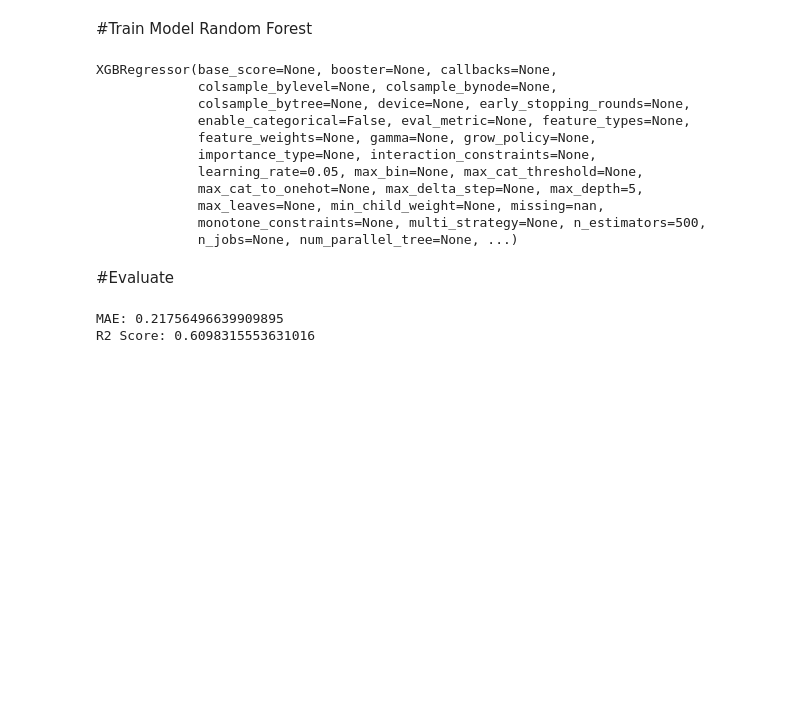
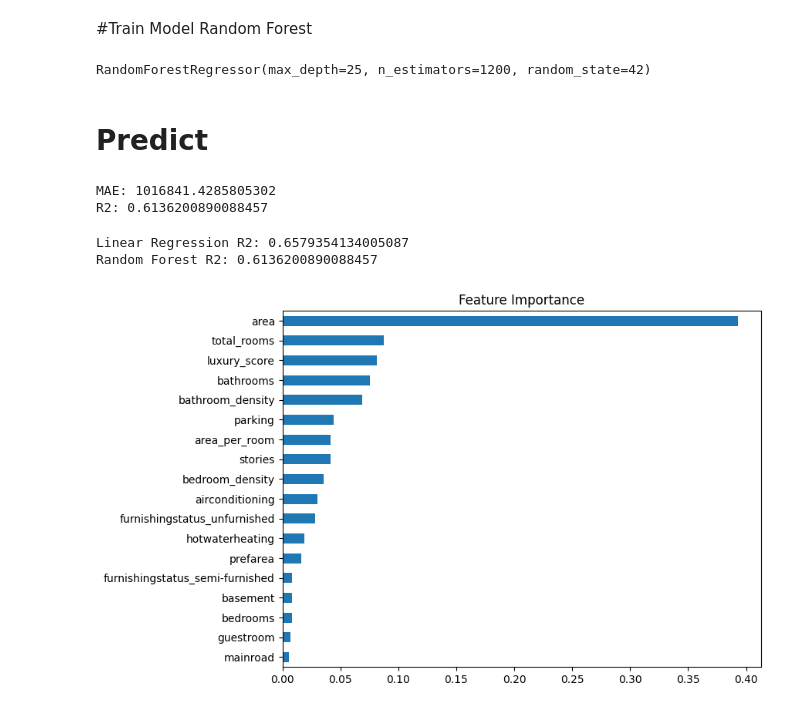
Before and after one commit to Pawannikam378/House-Price-Prediction-with-Streamlit-App-, a Jupyter notebook: house_price.ipynb, the cells around one changed output. Cells and saved outputs as stored; diff of their text form; code cells hidden in the pictures; blank space fills up the shorter version.

```diff
--- a/house_price.ipynb
+++ b/house_price.ipynb
@@ -34,10 +40,17 @@ df = pd.get_dummies(df, columns=['furnishingstatus'], drop_first=True)
 # %% [markdown]
 #Features & Target
+# %%
+df['total_rooms'] = df['bedrooms'] + df['bathrooms']
+df['area_per_room'] = df['area'] / df['total_rooms']
+df['luxury_score'] = (
+    df['airconditioning'] +
+    df['prefarea'] +
+    df['guestroom'] +
+    df['basement']
+)
 # %%
 X = df.drop('price', axis=1)
 y = df['price']
-# %%
-y = np.log1p(df['price'])
 # %% [markdown]
 #Train-Test Split
 # %%
@@ -48,35 +61,19 @@ X_train, X_test, y_train, y_test = train_test_split(
 )
 # %% [markdown]
 #Feature Scaling
-# %%
-from sklearn.preprocessing import StandardScaler
-
-scaler = StandardScaler()
-
-X_train = scaler.fit_transform(X_train)
-X_test = scaler.transform(X_test)
 # %% [markdown]
 #Train Model Random Forest
 # %%
-from xgboost import XGBRegressor
+from sklearn.ensemble import RandomForestRegressor
 
-model = XGBRegressor(
-    n_estimators=500,
-    learning_rate=0.05,
-    max_depth=5,
+model = RandomForestRegressor(
+    n_estimators=1200,
+    max_depth=25,
+    min_samples_split=2,
+    min_samples_leaf=1,
     random_state=42
 )
 
 model.fit(X_train, y_train)
 # %% [output]
-XGBRegressor(base_score=None, booster=None, callbacks=None,
-             colsample_bylevel=None, colsample_bynode=None,
-             colsample_bytree=None, device=None, early_stopping_rounds=None,
-             enable_categorical=False, eval_metric=None, feature_types=None,
-             feature_weights=None, gamma=None, grow_policy=None,
-             importance_type=None, interaction_constraints=None,
-             learning_rate=0.05, max_bin=None, max_cat_threshold=None,
-             max_cat_to_onehot=None, max_delta_step=None, max_depth=5,
-             max_leaves=None, min_child_weight=None, missing=nan,
-             monotone_constraints=None, multi_strategy=None, n_estimators=500,
-             n_jobs=None, num_parallel_tree=None, ...)
+RandomForestRegressor(max_depth=25, n_estimators=1200, random_state=42)
@@ -86,12 +80,34 @@ y_test_original = np.expm1(y_test)
 # %% [markdown]
-#Evaluate
+# Predict
 # %%
 from sklearn.metrics import mean_absolute_error, r2_score
 
 pred = model.predict(X_test)
 
 print("MAE:", mean_absolute_error(y_test, pred))
-print("R2 Score:", r2_score(y_test, pred))
+print("R2:", r2_score(y_test, pred))
 # %% [output]
-MAE: 0.21756496639909895
-R2 Score: 0.6098315553631016
+MAE: 1016841.4285805302
+R2: 0.6136200890088457
+# %%
+from sklearn.linear_model import LinearRegression
+
+lr = LinearRegression()
+lr.fit(X_train, y_train)
+
+pred_lr = lr.predict(X_test)
+
+print("Linear Regression R2:", r2_score(y_test, pred_lr))
+print("Random Forest R2:", r2_score(y_test, pred))
+# %% [output]
+Linear Regression R2: 0.6579354134005087
+Random Forest R2: 0.6136200890088457
+# %%
+import matplotlib.pyplot as plt
+
+importance = pd.Series(model.feature_importances_, index=X.columns)
+importance.sort_values().plot(kind='barh', figsize=(8,6))
+plt.title("Feature Importance")
+plt.show()
+# %% [output]
+[figure, added]
```
Also changed, not shown: parts of 7 cells of this notebook.
